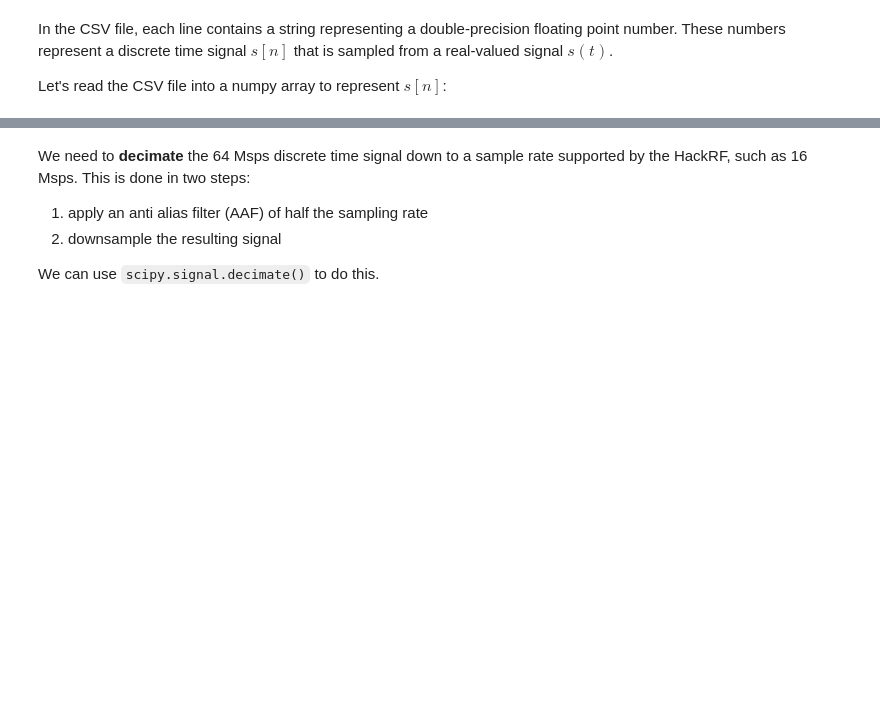
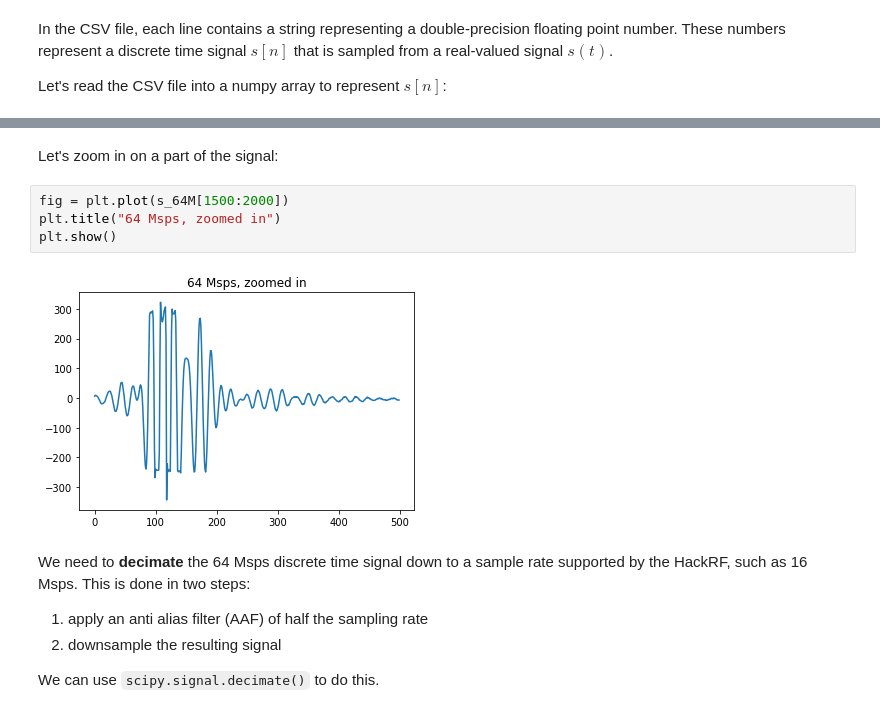
Before and after one commit to wlmeng11/SimpleRick, a Jupyter notebook: experiments/20180807/hackrf_ultrasound_simulator.ipynb, the cells around one changed output, grey strips where cells are left out. Drawn from its saved outputs; the diff is of its cells as text; blank space fills up the shorter version.

```diff
--- a/experiments/20180807/hackrf_ultrasound_simulator.ipynb
+++ b/experiments/20180807/hackrf_ultrasound_simulator.ipynb
@@ -51,3 +82,11 @@ Num of samples: 16640
+# %% [markdown]
+Let's zoom in on a part of the signal:
+# %%
+fig = plt.plot(s_64M[1500:2000])
+plt.title("64 Msps, zoomed in")
+plt.show()
+# %% [output]
+[figure, added]
 # %% [markdown]
 We need to **decimate** the 64 Msps discrete time signal down to a sample rate supported by the HackRF, such as 16 Msps. This is done in two steps:
 1. apply an anti alias filter (AAF) of half the sampling rate
```
Also changed, not shown: parts of 8 cells of this notebook, 1 other file.
